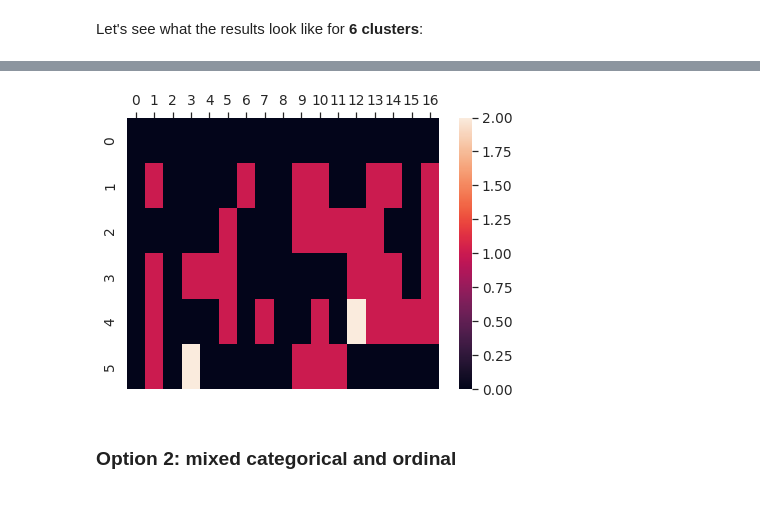
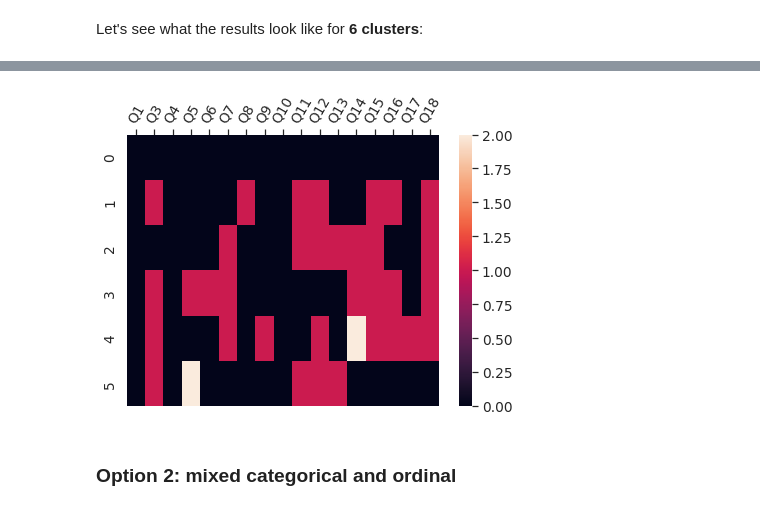
Before and after one commit to notchia/metagov, a Jupyter notebook: cryptopolitics_survey_analysis.ipynb, the cells around one changed output, grey strips where cells are left out. Saved outputs shown, nothing was run; the diff lists cells and outputs as text; code cells hidden in the pictures.

Commit message:
clean up clustering/dim reduction

```diff
--- a/cryptopolitics_survey_analysis.ipynb
+++ b/cryptopolitics_survey_analysis.ipynb
@@ -399,6 +397,9 @@ Notes:
 # Preprocessing
 df_tmp = df_questions.drop(columns=[n2qDict[2], n2qDict[19]])
 df_to_cluster = df_tmp[~df_tmp.isnull().any(axis=1)]
+cols_questions_clustering = cols_questions
+cols_questions_clustering.remove(n2qDict[2])
+cols_questions_clustering.remove(n2qDict[19])
 # %%
 # Import ordinal mapping from file
 df_map = pd.read_csv('cryptopolitics_quiz_cluster_mapping.csv')
@@ -772,5 +810,5 @@ print(responseMatrix.shape)
 # %%
-clusterCentroids = k_clustering_sweep(responseMatrix)
+clusterCentroids = k_clustering_sweep(df_to_cluster.to_numpy())
 # %% [output]
 [figure]
 # %% [markdown]
@@ -795,11 +833,12 @@ for col in df_to_plot.columns:
 # %%
 # Plot where centroid value for each question differs between clusters
 # If a column is all black, all clusters had the same response.
 # If more than one color appears in a column, that number of different responses appeared across clusters.
 plt.figure()
 fig = sns.heatmap(df_to_plot.astype('float'), cmap=sns.color_palette("rocket", as_cmap=True))
+fig.set_xticklabels(labels=cols_questions_clustering, rotation=60)
 fig.xaxis.set_ticks_position("top")
 # %% [output]
-[figure, old version]
+[figure, new version]
 # %% [markdown]
 ### Option 2: mixed categorical and ordinal
```
Also changed, not shown: parts of 23 cells of this notebook.
